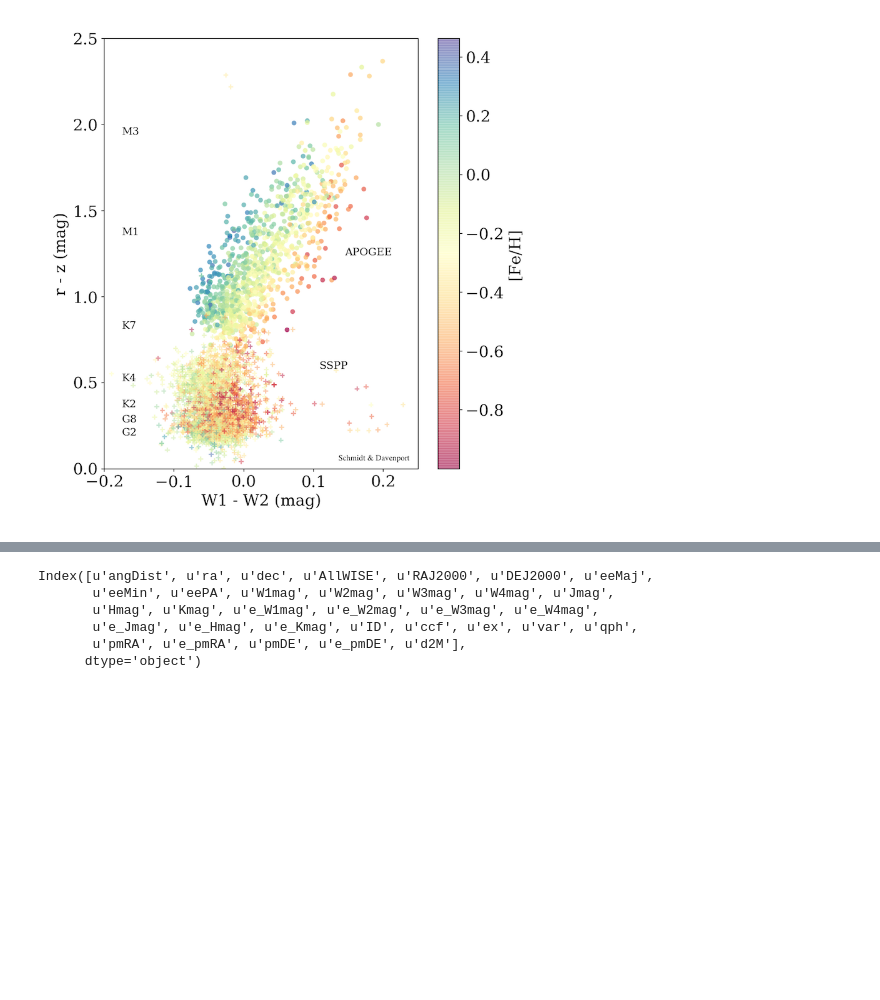
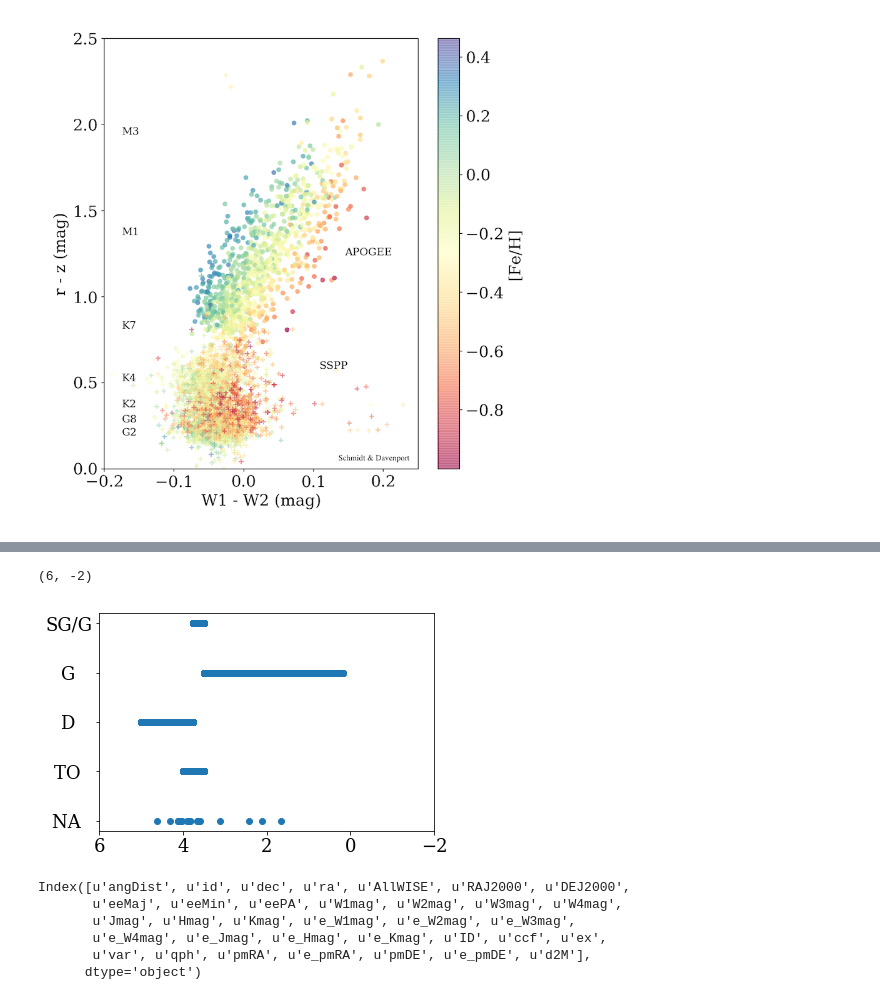
Before and after one commit to jradavenport/GaiaSprint2018, a Jupyter notebook: feh/FeH_explore.ipynb, the cells around one changed output, grey strips where cells are left out. Cells and saved outputs as stored; diff of their text form; code cells hidden in the pictures; blank space fills up the shorter version.

```diff
--- a/feh/FeH_explore.ipynb
+++ b/feh/FeH_explore.ipynb
@@ -18,3 +46,2 @@ Image(filename='./w1w2_rz_feh.png', width=500)
 # %%
-k2_file = '/Users/james/Desktop/gaia_tmp/k2_dr2_1arcsec.fits'
-k2 = Table.read(k2_file, format='fits')
+sdss = Table.read('/Users/james/Desktop/gaia_tmp/ssppOut-dr12.fits', format='fits')
@@ -26,0 +50,6 @@ dfnew.to_csv('to_X.csv', columns=('ra', 'dec'))
+# %%
+plt.scatter(sdss['LOGG_ADOP'], sdss['L_CLASS'])
+plt.xlim(6,-2)
+# %% [output]
+(6, -2)
+[figure, added]
@@ -29,9 +64,9 @@ df_w = pd.read_csv('/Users/james/Desktop/gaia_tmp/XtoALLWISE.csv')
 # %%
-df_w.columns
+Xwise.columns
 # %% [output]
-Index([u'angDist', u'ra', u'dec', u'AllWISE', u'RAJ2000', u'DEJ2000', u'eeMaj',
-       u'eeMin', u'eePA', u'W1mag', u'W2mag', u'W3mag', u'W4mag', u'Jmag',
-       u'Hmag', u'Kmag', u'e_W1mag', u'e_W2mag', u'e_W3mag', u'e_W4mag',
-       u'e_Jmag', u'e_Hmag', u'e_Kmag', u'ID', u'ccf', u'ex', u'var', u'qph',
-       u'pmRA', u'e_pmRA', u'pmDE', u'e_pmDE', u'd2M'],
+Index([u'angDist', u'id', u'dec', u'ra', u'AllWISE', u'RAJ2000', u'DEJ2000',
+       u'eeMaj', u'eeMin', u'eePA', u'W1mag', u'W2mag', u'W3mag', u'W4mag',
+       u'Jmag', u'Hmag', u'Kmag', u'e_W1mag', u'e_W2mag', u'e_W3mag',
+       u'e_W4mag', u'e_Jmag', u'e_Hmag', u'e_Kmag', u'ID', u'ccf', u'ex',
+       u'var', u'qph', u'pmRA', u'e_pmRA', u'pmDE', u'e_pmDE', u'd2M'],
       dtype='object')
```
Also changed, not shown: parts of 40 cells of this notebook.
